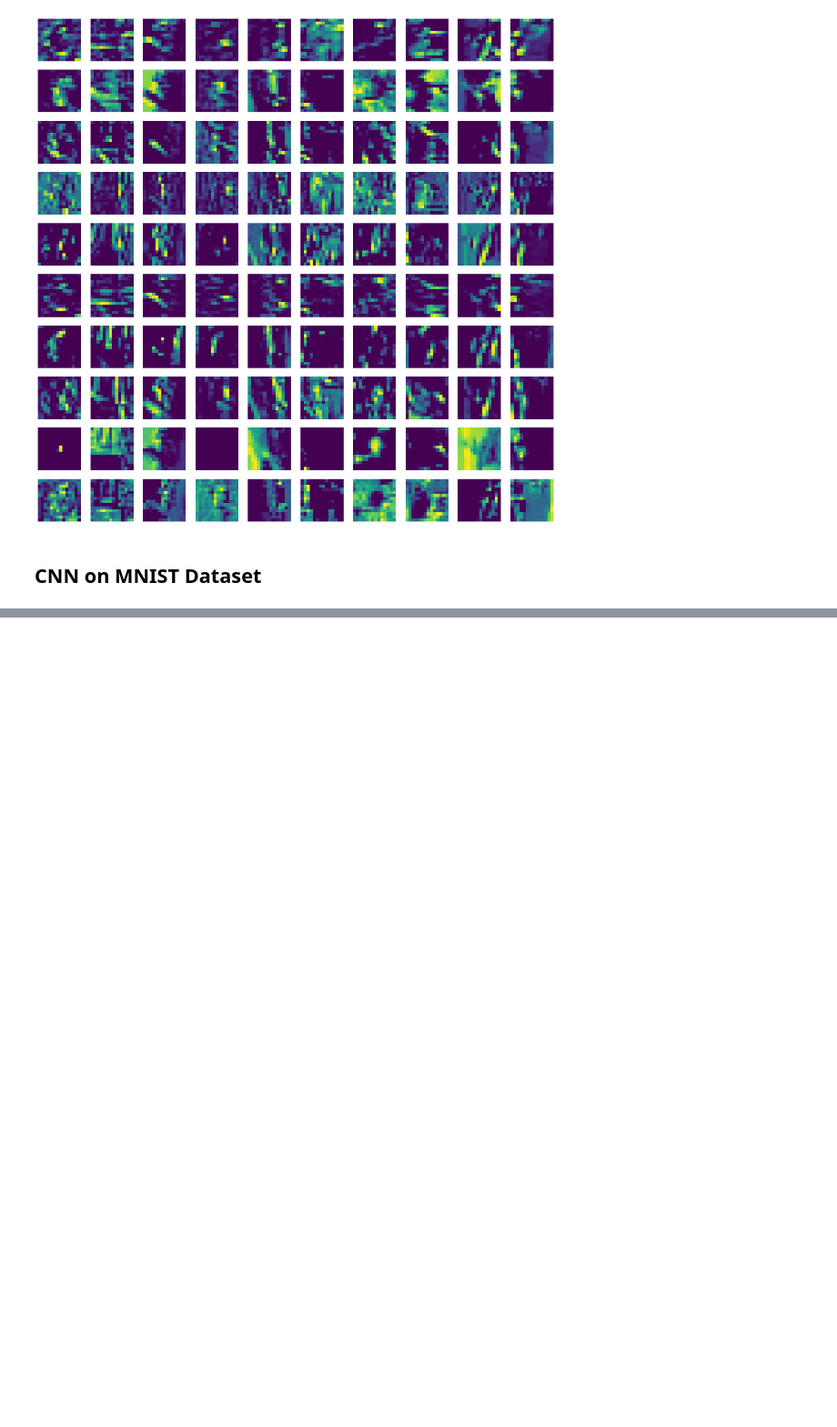
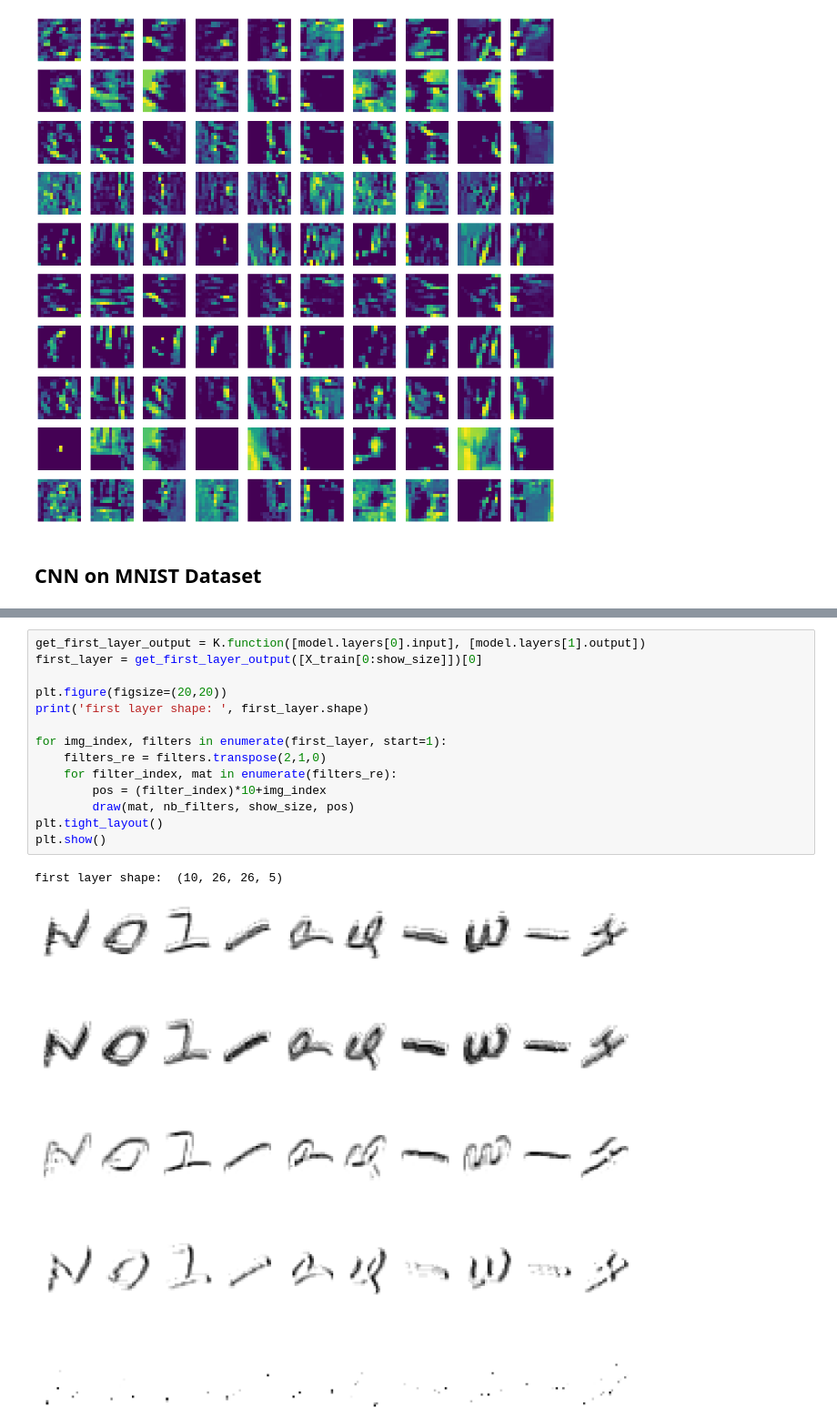
Before and after one commit to gyanasluitel/ML-LabPracticals, a Jupyter notebook: CS_GyanasLuitel_Lab8.ipynb, the cells around one changed output, grey strips where cells are left out. Shown at 91% size. Drawn from its saved outputs; the diff is of its cells as text; blank space fills up the shorter version.

```diff
--- a/CS_GyanasLuitel_Lab8.ipynb
+++ b/CS_GyanasLuitel_Lab8.ipynb
@@ -588,0 +661,17 @@ AttributeError: ignored
+# %%
+get_first_layer_output = K.function([model.layers[0].input], [model.layers[1].output])
+first_layer = get_first_layer_output([X_train[0:show_size]])[0]
+
+plt.figure(figsize=(20,20))
+print('first layer shape: ', first_layer.shape)
+
+for img_index, filters in enumerate(first_layer, start=1):
+    filters_re = filters.transpose(2,1,0)
+    for filter_index, mat in enumerate(filters_re):
+        pos = (filter_index)*10+img_index
+        draw(mat, nb_filters, show_size, pos)
+plt.tight_layout()
+plt.show()
+# %% [output]
+first layer shape:  (10, 26, 26, 5)
+[figure, added]
```
Also changed, not shown: parts of 11 cells of this notebook.
